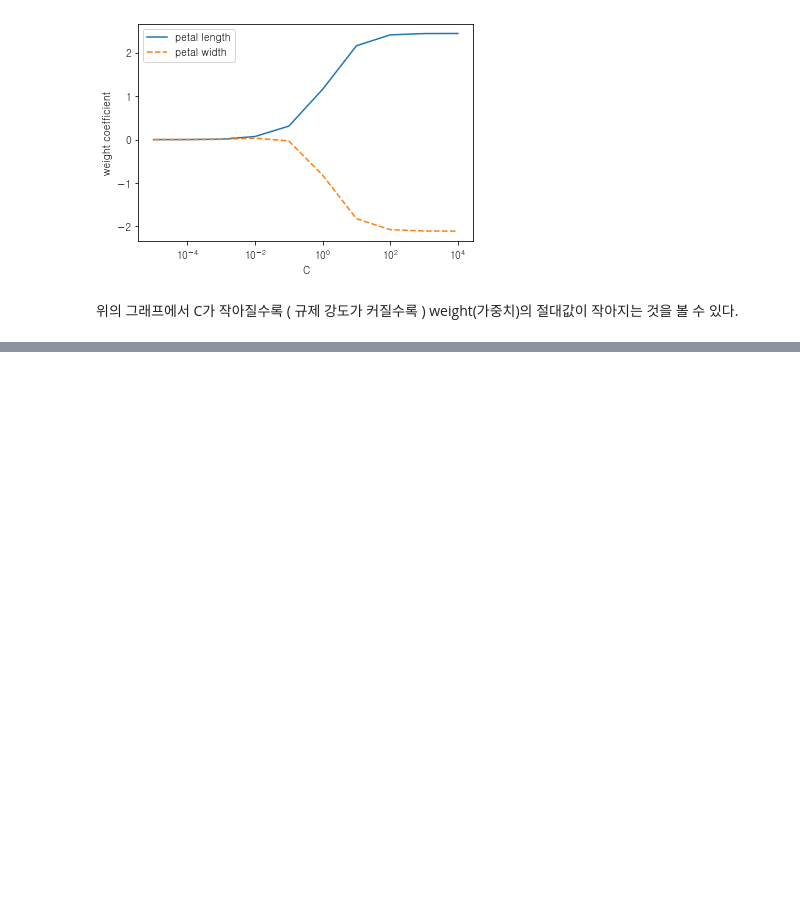
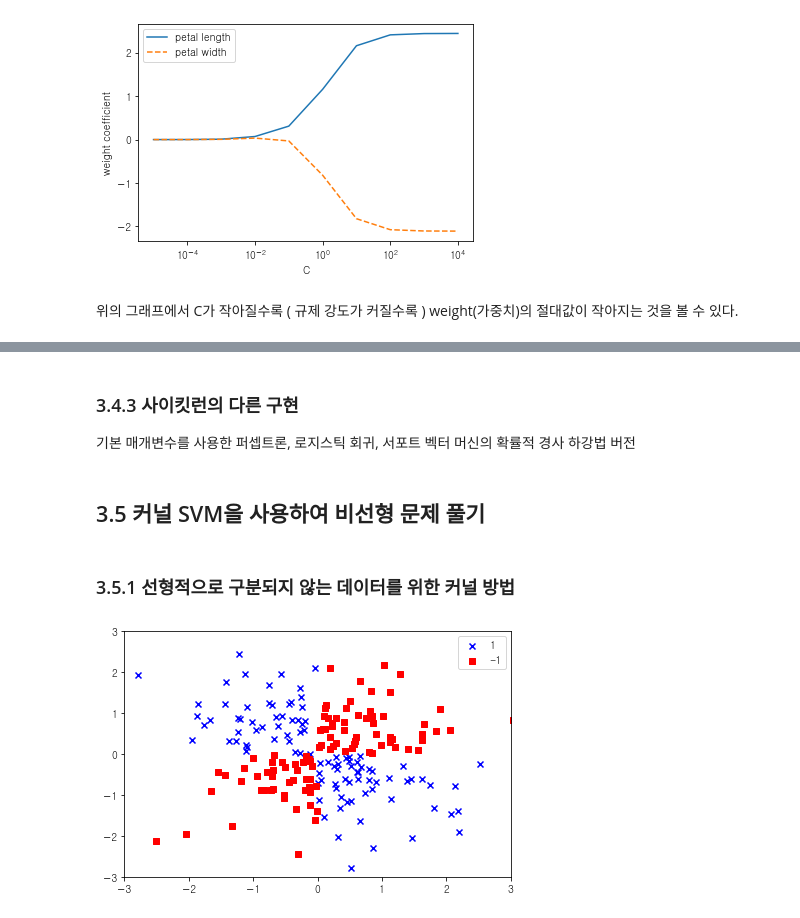
Before and after one commit to LeeDaeWook/ML_study, a Jupyter notebook: ml_study.ipynb, the cells around one changed output, grey strips where cells are left out. Drawn from its saved outputs; the diff is of its cells as text; code cells hidden in the pictures; blank space fills up the shorter version.

```diff
--- a/ml_study.ipynb
+++ b/ml_study.ipynb
@@ -813,0 +851,4 @@ plt.show()
+# %% [markdown]
+### 3.4.3 사이킷런의 다른 구현
+
+기본 매개변수를 사용한 퍼셉트론, 로지스틱 회귀, 서포트 벡터 머신의 확률적 경사 하강법 버전
@@ -813,0 +860,22 @@ plt.show()
+# %% [markdown]
+## 3.5 커널 SVM을 사용하여 비선형 문제 풀기
+# %% [markdown]
+### 3.5.1 선형적으로 구분되지 않는 데이터를 위한 커널 방법
+# %%
+np.random.seed(1)
+X_xor = np.random.randn(200, 2) # randn : 평균이 0 표준편차가 1인 가우시안 표준정규분포 난수로 이루어진 (200, 2)의 2차원의 array 생성
+y_xor = np.logical_xor(X_xor[:, 0] > 0, X_xor[:, 1] > 0) # logical_xor(x, y) : x, y 둘 중 하나만 true면 true반환, 나머지는 false 반환
+y_xor = np.where(y_xor, 1, -1) # y_xor값이 true면 1, false면 -1 반환
+plt.scatter(X_xor[y_xor == 1, 0],
+            X_xor[y_xor == 1, 1],
+            c='b', marker='x', label='1')
+plt.scatter(X_xor[y_xor == -1, 0],
+            X_xor[y_xor == -1, 1],
+            c='r', marker='s', label='-1')
+plt.xlim([-3, 3])
+plt.ylim([-3, 3])
+plt.legend(loc='best')
+plt.tight_layout()
+plt.show()
+# %% [output]
+[figure, added]
```
Also changed, not shown: parts of 9 cells of this notebook.
